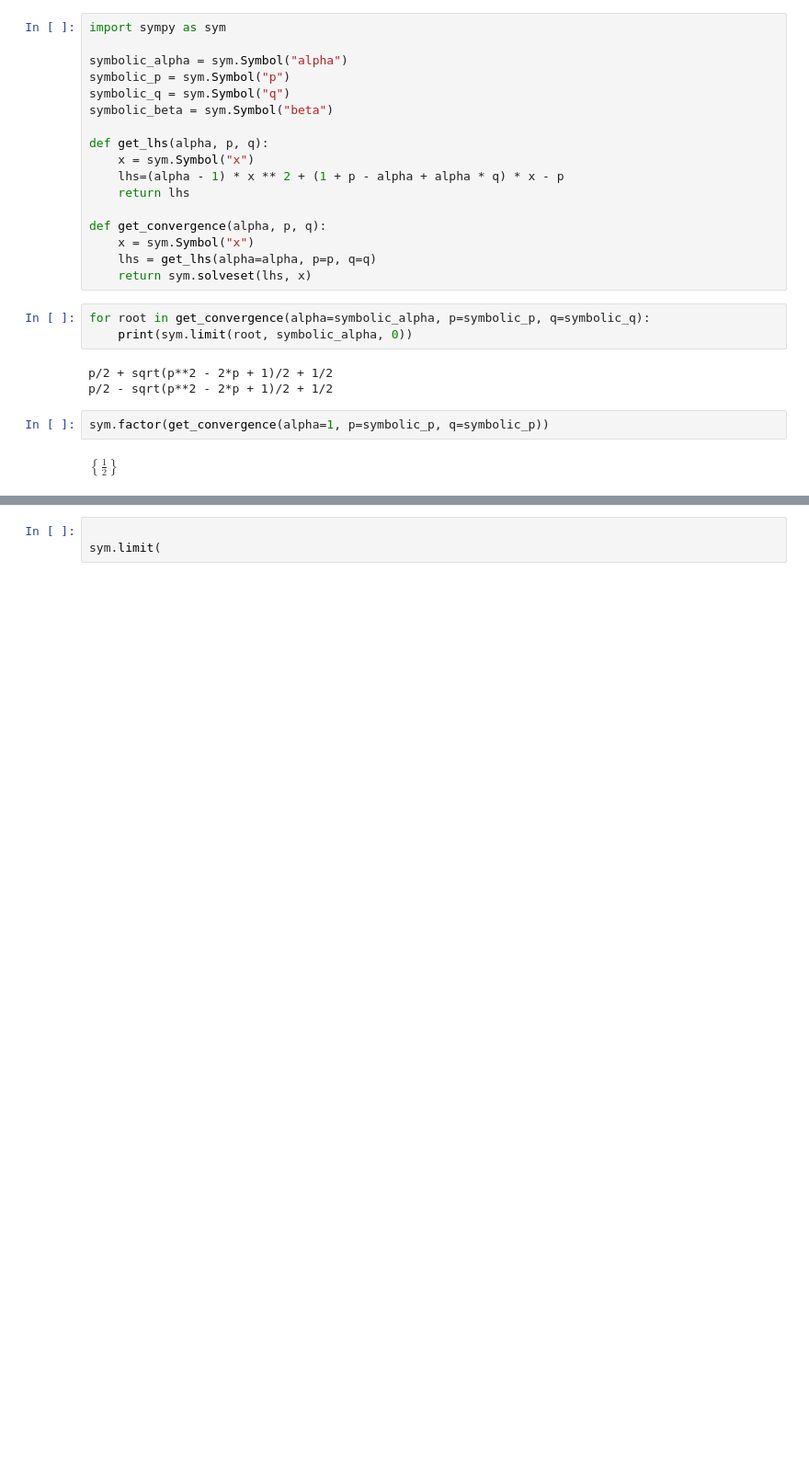
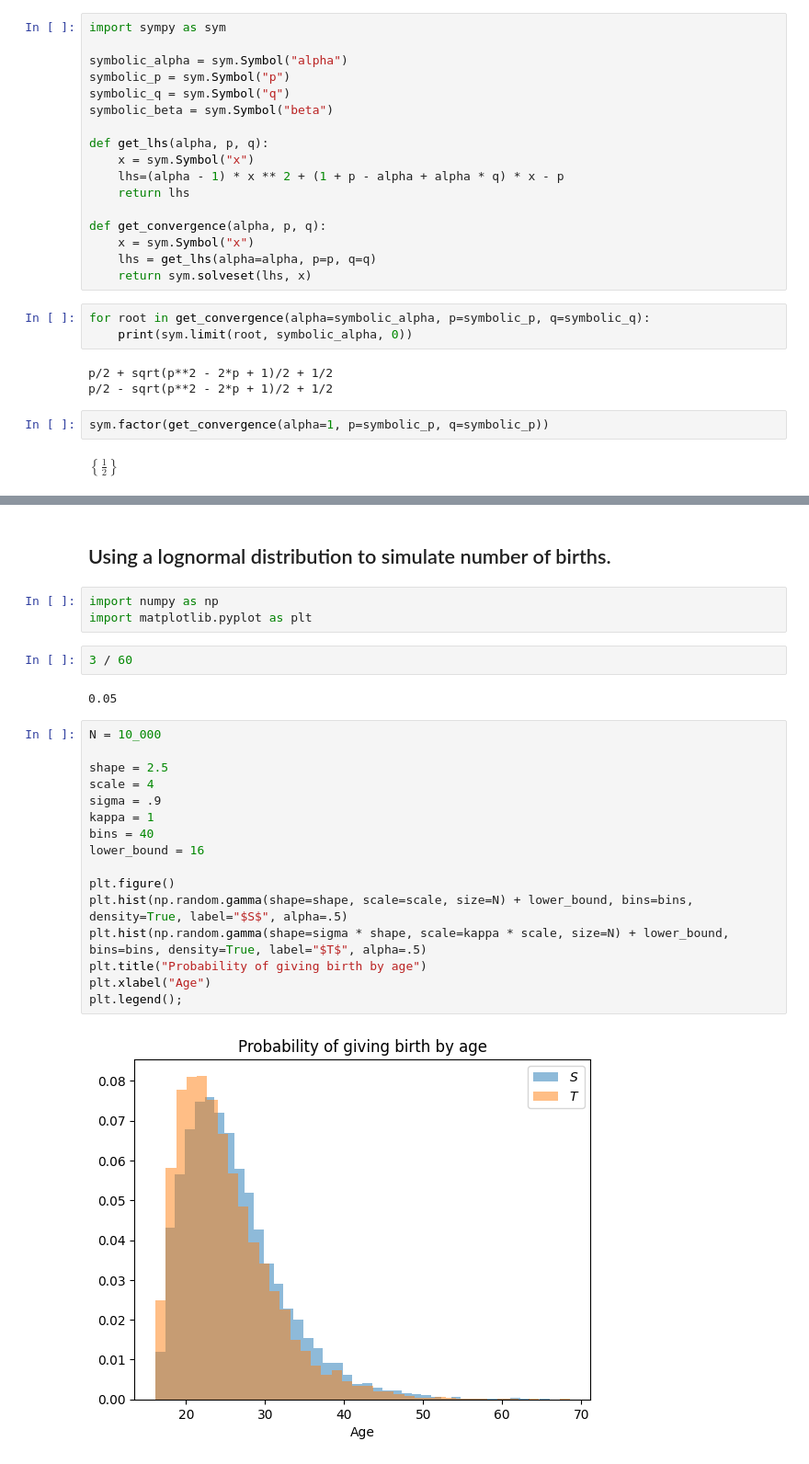
Before and after one commit to drvinceknight/hphp, a Jupyter notebook: main.ipynb, the cells around one changed output, grey strips where cells are left out. Shown: that part at 92% size. Drawn from its saved outputs; the diff is of its cells as text; blank space fills up the shorter version.

```diff
--- a/main.ipynb
+++ b/main.ipynb
@@ -504,6 +543,30 @@ $\displaystyle \left\{\frac{1}{2}\right\}$
 get_convergence(alpha=symbolic_alpha, p=symbolic_p, q=symbolic_q)
 # %% [output]
 $\displaystyle \left\{- \frac{\alpha q - \alpha + p + 1}{2 \left(\alpha - 1\right)} - \frac{\sqrt{\alpha^{2} q^{2} - 2 \alpha^{2} q + \alpha^{2} + 2 \alpha p q + 2 \alpha p + 2 \alpha q - 2 \alpha + p^{2} - 2 p + 1}}{2 \left(\alpha - 1\right)}, - \frac{\alpha q - \alpha + p + 1}{2 \left(\alpha - 1\right)} + \frac{\sqrt{\alpha^{2} q^{2} - 2 \alpha^{2} q + \alpha^{2} + 2 \alpha p q + 2 \alpha p + 2 \alpha q - 2 \alpha + p^{2} - 2 p + 1}}{2 \left(\alpha - 1\right)}\right\}$
-# %%
-
-sym.limit(
+# %% [markdown]
+## Using a lognormal distribution to simulate number of births.
+# %%
+import numpy as np
+import matplotlib.pyplot as plt
+# %%
+3 / 60
+# %% [output]
+0.05
+# %%
+N = 10_000
+
+shape = 2.5
+scale = 4
+sigma = .9
+kappa = 1
+bins = 40
+lower_bound = 16
+
+plt.figure()
+plt.hist(np.random.gamma(shape=shape, scale=scale, size=N) + lower_bound, bins=bins, density=True, label="$S$", alpha=.5)
+plt.hist(np.random.gamma(shape=sigma * shape, scale=kappa * scale, size=N) + lower_bound, bins=bins, density=True, label="$T$", alpha=.5)
+plt.title("Probability of giving birth by age")
+plt.xlabel("Age")
+plt.legend();
+# %% [output]
+[figure, added]
```
Also changed, not shown: parts of 7 cells of this notebook.
